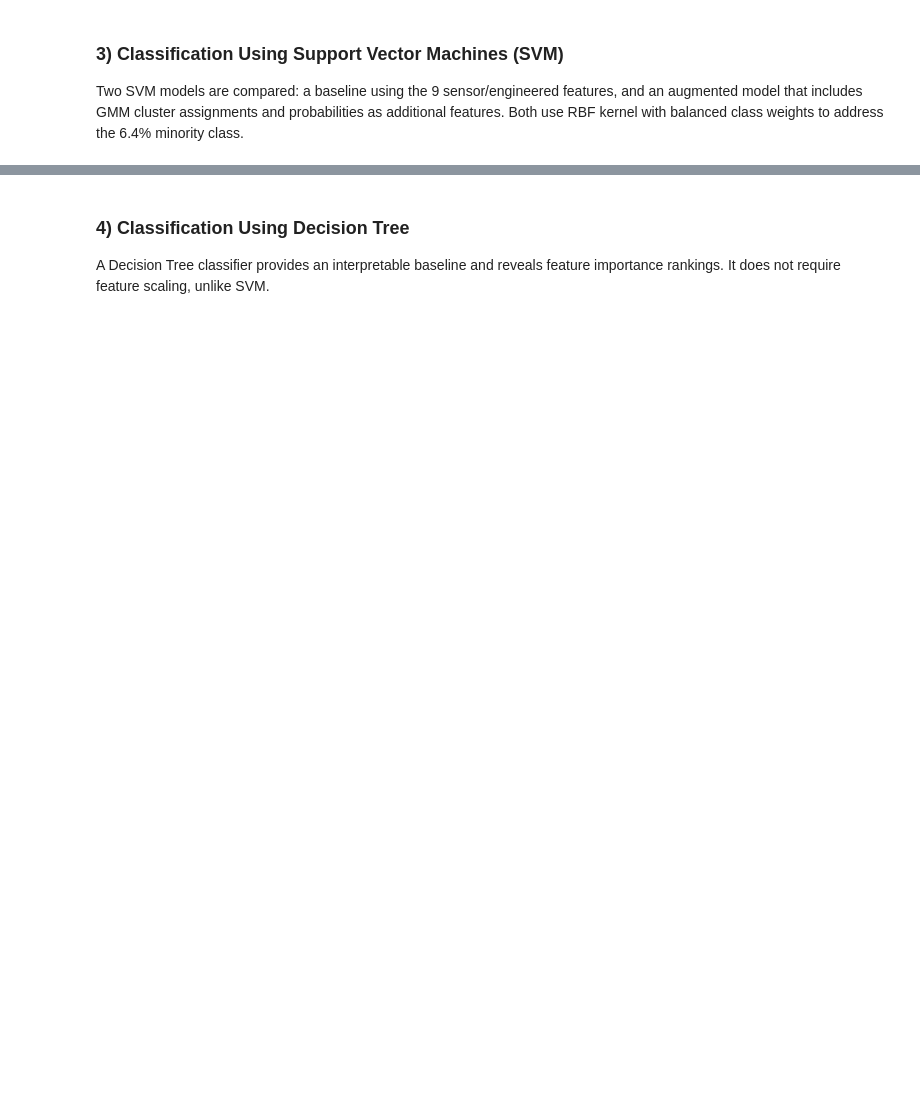
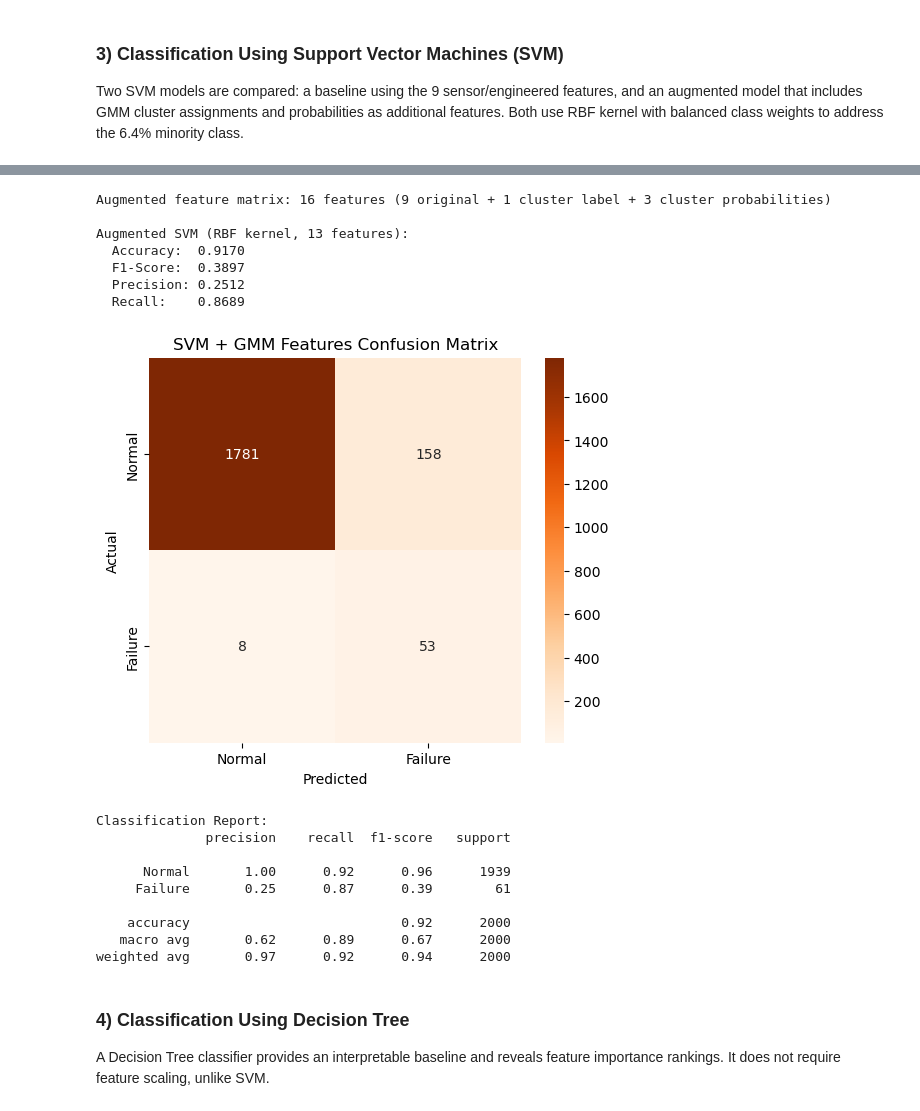
Before and after one commit to elamurg/Optimization-of-Industrial-Uptime, a Jupyter notebook: 250057317_V2.ipynb, the cells around one changed output, grey strips where cells are left out. Cells and saved outputs as stored; diff of their text form; code cells hidden in the pictures; blank space fills up the shorter version.

```diff
--- a/250057317_V2.ipynb
+++ b/250057317_V2.ipynb
@@ -475,32 +496,49 @@ print(classification_report(y_test, y_pred_svm_base, target_names=['Normal', 'Fa
 # %%
-# Augmented SVM: 9 features + GMM cluster assignment + 3 cluster probabilities
 X_train_augmented = np.hstack([X_train_scaled, train_clusters.reshape(-1, 1), train_probs])
 X_test_augmented = np.hstack([X_test_scaled, test_clusters.reshape(-1, 1), test_probs])
 
 print(f"Augmented feature matrix: {X_train_augmented.shape[1]} features "
       f"(9 original + 1 cluster label + 3 cluster probabilities)")
 
 svm_augmented = SVC(kernel='rbf', class_weight='balanced', random_state=42)
 svm_augmented.fit(X_train_augmented, y_train)
 y_pred_svm_aug = svm_augmented.predict(X_test_augmented)
 
 print(f"\nAugmented SVM (RBF kernel, 13 features):")
 print(f"  Accuracy:  {accuracy_score(y_test, y_pred_svm_aug):.4f}")
 print(f"  F1-Score:  {f1_score(y_test, y_pred_svm_aug):.4f}")
 print(f"  Precision: {precision_score(y_test, y_pred_svm_aug):.4f}")
 print(f"  Recall:    {recall_score(y_test, y_pred_svm_aug):.4f}")
 
 cm_svm_aug = confusion_matrix(y_test, y_pred_svm_aug)
 plt.figure(figsize=(6, 5))
 sns.heatmap(cm_svm_aug, annot=True, fmt='d', cmap='Oranges',
             xticklabels=['Normal', 'Failure'], yticklabels=['Normal', 'Failure'])
-plt.title('SVM + GMM Features - Confusion Matrix')
+plt.title('SVM + GMM Features Confusion Matrix')
 plt.xlabel('Predicted')
 plt.ylabel('Actual')
 plt.show()
 
 print(f"\nClassification Report:")
 print(classification_report(y_test, y_pred_svm_aug, target_names=['Normal', 'Failure']))
+# %% [output]
+Augmented feature matrix: 16 features (9 original + 1 cluster label + 3 cluster probabilities)
+
+Augmented SVM (RBF kernel, 13 features):
+  Accuracy:  0.9170
+  F1-Score:  0.3897
+  Precision: 0.2512
+  Recall:    0.8689
+[figure, added]
+Classification Report:
+              precision    recall  f1-score   support
+
+      Normal       1.00      0.92      0.96      1939
+     Failure       0.25      0.87      0.39        61
+
+    accuracy                           0.92      2000
+   macro avg       0.62      0.89      0.67      2000
+weighted avg       0.97      0.92      0.94      2000
 # %% [markdown]
 ### 4) Classification Using Decision Tree
 
```
Also changed, not shown: parts of 20 cells of this notebook.
